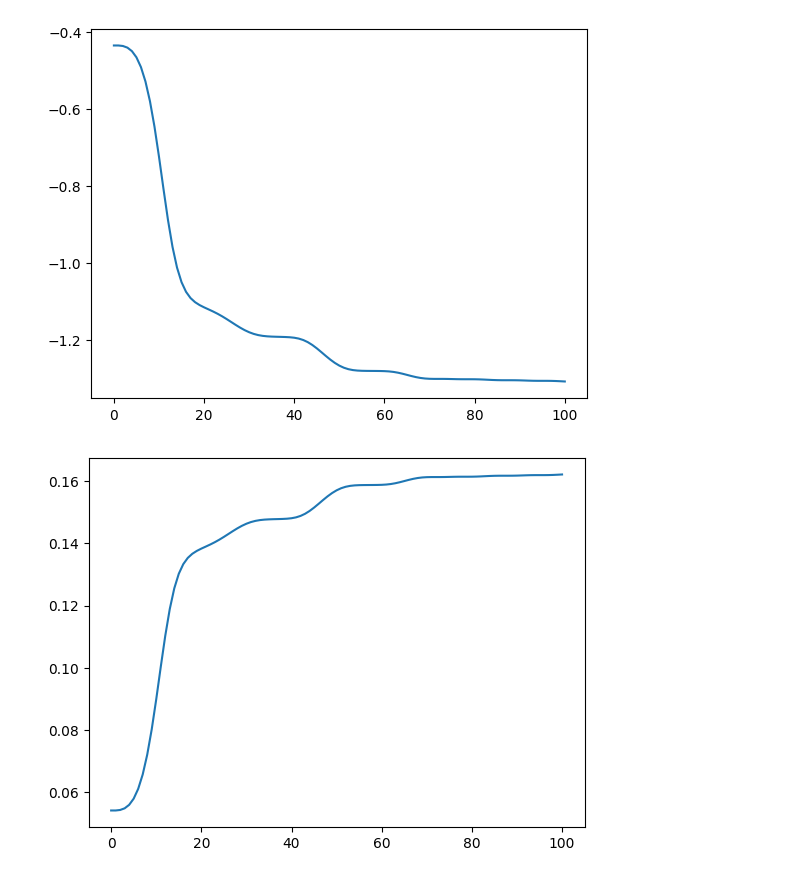
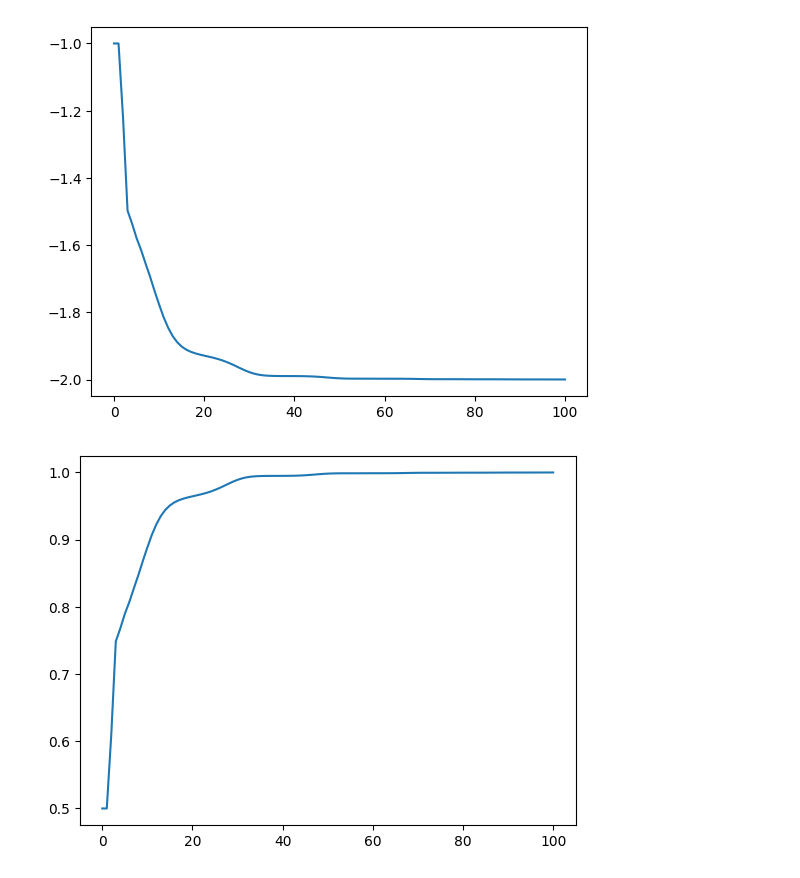
Before and after one commit to JoshuaFoate/FALQON, a Jupyter notebook: FALQONTesting.ipynb, the cells around one changed output. Cells and saved outputs as stored; diff of their text form; code cells hidden in the pictures.

```diff
--- a/FALQONTesting.ipynb
+++ b/FALQONTesting.ipynb
@@ -3,21 +3,33 @@ import numpy as np
 import scipy
 from scipy import linalg
 from matplotlib import pyplot as plt
+import functools as ftls
 
 X = np.array([[0.0, 1.0], [1.0, 0.0]])
 Z = np.array([[1.0, 0.0], [0.0, -1.0]])
 I = np.array([[1.0, 0.0], [0.0, 1.0]])
 
-H_p = (-1/2)*(2 - np.kron(Z, np.kron(Z, I)) - np.kron(I, np.kron(Z, Z)))#hard change; Problem Hamiltonian
-H_d = np.kron(X, np.kron(I, I)) + np.kron(I, np.kron(X, I)) + np.kron(I, np.kron(I, X))#simple change; Driver Hamiltonian
+H_p = (-1/2) * (2*np.kron(I,np.kron(I,I)) - np.kron(Z, np.kron(Z, I)) - np.kron(I, np.kron(Z, Z)))#hard change; Problem Hamiltonian
+
+qubits = 3
+H_d = 0
+for j in range(qubits):
+    H_d += 1.0 * ftls.reduce(np.kron, [np.eye(2**j), X, np.eye(2**(qubits-j-1))])
+#H_d = np.kron(X, np.kron(I, I)) + np.kron(I, np.kron(X, I)) + np.kron(I, np.kron(I, X))#simple change; Driver Hamiltonian
+
+eigenValues_p, eigenVectors_p = np.linalg.eig(H_p)
+idx_p = np.argsort(eigenValues_p)
+eigenValues_p = eigenValues_p[idx_p]
+eigenVectors_p = eigenVectors_p[:, idx_p]
 
 eigenValues, eigenVectors = np.linalg.eig(H_d)
 idx = np.argsort(eigenValues)
 eigenValues = eigenValues[idx]
 eigenVectors = eigenVectors[:, idx]
 
-psi_0 = eigenVectors[0] #Initial psi
-dt = 0.042 #Time step
+psi_0 = eigenVectors[:, 0] #Initial psi
+
+dt = 0.2 #Time step
 U_p = linalg.expm(-1j*H_p*dt) #Unitary for Problem
 comm = 1j*(H_d @ H_p - H_p @ H_d) #Commutator for Hamiltonians
 n_steps = 100 #Number of steps
@@ -30,7 +42,8 @@ psi = U_d @ U_p @ psi_0 #Create psi with initial psi
 A = float(np.real(np.conj(np.transpose(psi)) @ comm @ psi))
 beta.append(-A) #Add -A to beta array
 cost_function.append(float(np.real(np.conj(np.transpose(psi)) @ H_p @ psi)))#
-psi_list = [psi_0]
+
+psi_list = []
 phi_list = []
 
 i = 1 #Already set the first layer, this is for each layer after
@@ -40,7 +53,17 @@ while i < n_steps:
     A = float((np.real(np.conj(np.transpose(psi)) @ comm @ psi)))#Estimate A
     beta.append(-A) #Add -A to beta array
     cost_function.append(float(np.real(np.conj(np.transpose(psi)) @ H_p @ psi)))#
-    phi = np.absolute(np.dot(np.conj(H_p_min), psi)) ** 2
+    psi_list.append(psi)
+
+    k = 0
+    phi = 0
+    for k in range(len(eigenValues_p)):
+        if eigenValues_p[0] == eigenValues_p[k]:
+            phi =+ phi + ((np.absolute(np.vdot(eigenVectors_p[:,k], psi)))**2)
     phi_list.append(phi)
+    '''phi = ((np.absolute(np.vdot(eigenVectors_p[:,0], psi)))**2) + ((np.absolute(np.vdot(eigenVectors_p[:,1], psi)))**2)
     psi_list.append(psi)
+    phi_list.append(phi)'''
     i = i+1 #increment i
+print(phi_list)
+print(phi)
@@ -53,15 +79,11 @@ plt.show()
 plt.plot(cost_function)
 plt.show()
 # %% [output]
-[figure, old version]
+[figure, new version]
 # %%
-H_p_min = min(np.linalg.eig(H_p)[0])
-approximation_ratio = []
-for i in range(len(cost_function)):
-    value = (cost_function[i])/H_p_min
-    approximation_ratio.append(value)
+approximation_ratio = cost_function/eigenValues_p[0]
 plt.plot(approximation_ratio)
 plt.show()
 # %% [output]
-[figure, old version]
+[figure, new version]
 # %%
```
Also changed, not shown: parts of 3 cells of this notebook, 2 other files.
